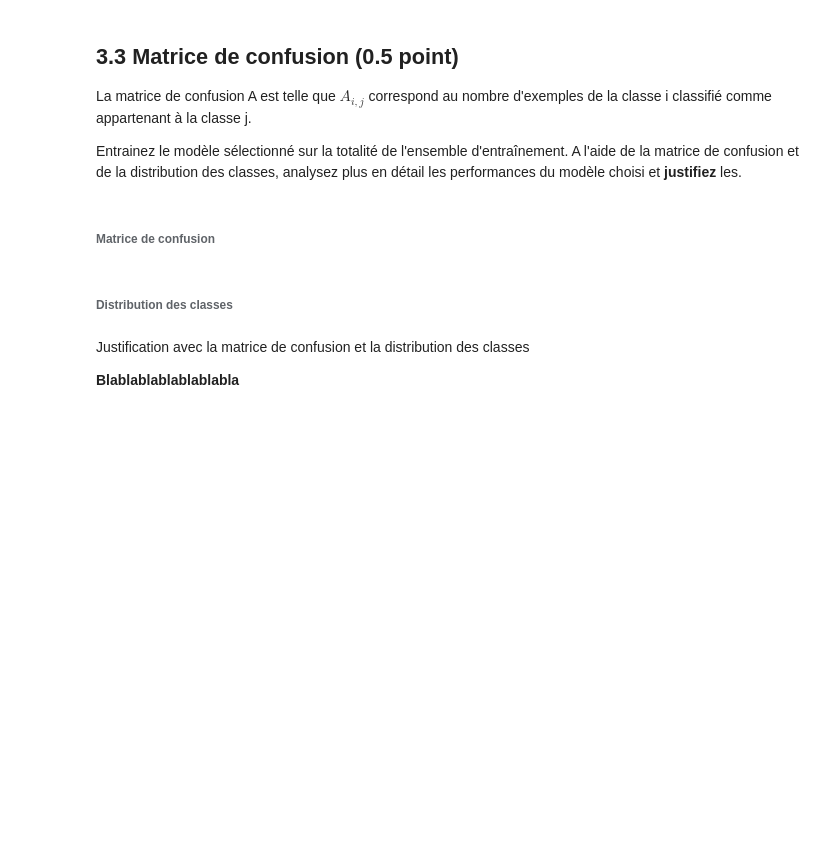
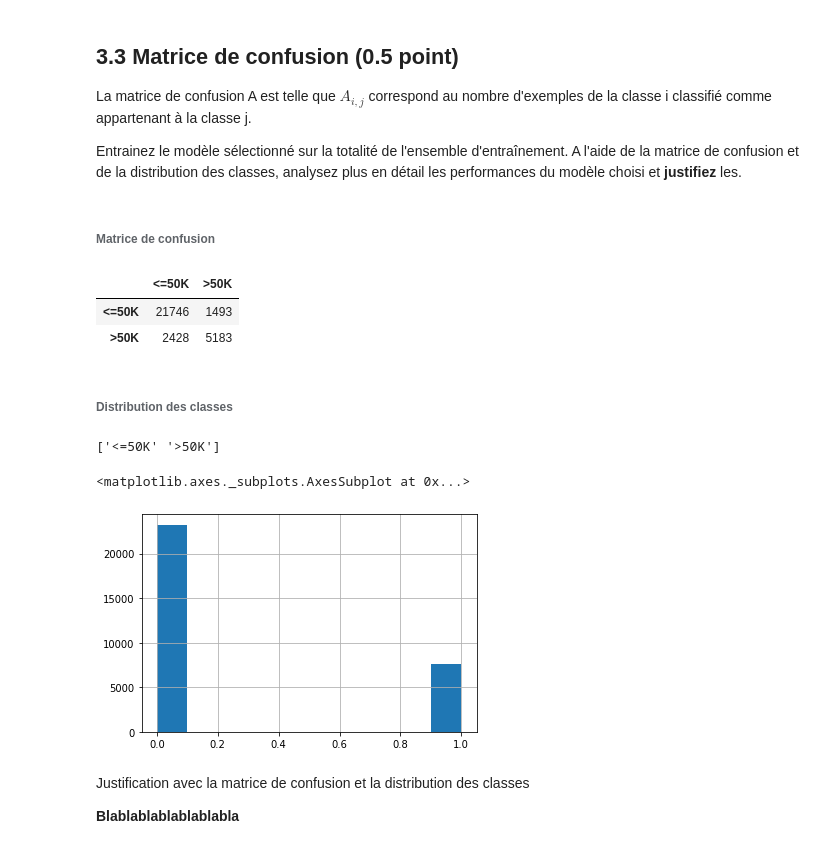
Before and after one commit to KacemKhaled/INF8215-Machine-Learning, a Jupyter notebook: TP3/TP3_INF8215.ipynb, the cells around one changed output. Drawn from its saved outputs; the diff is of its cells as text; code cells hidden in the pictures; blank space fills up the shorter version.

```diff
--- a/TP3/TP3_INF8215.ipynb
+++ b/TP3/TP3_INF8215.ipynb
@@ -657,12 +671,12 @@ import pandas as pd
 import matplotlib.pyplot as plt
 import numpy as np
 
-PATH = "data/" # changer le path avec votre path
+PATH = "drive/My Drive/Colab Notebooks/TP3_data/" # changer le path avec votre path
 X_train = pd.read_csv(PATH + "train.csv")
 X_test = pd.read_csv(PATH + "test.csv")
 
-X_train = X_train.drop(columns=["index"])
-X_test = X_test.drop(columns=["index"])
+# X_train = X_train.drop(columns=["index"])
+# X_test = X_test.drop(columns=["index"])
 # %%
 X_train = X_train[X_train.Workclass != ' ?']
 X_train = X_train[X_train.Occupation != ' ?']
@@ -919,19 +932,19 @@ Dans le cas d'une classification binaire avec un déséquilibre de la classe cib
 
 Dans un tel cas, la precision serait élevée de même, mais le recall serait très bas , nous indiquant la médiocrité de notre modèle.
 # %%
-import xgboost as xgb
 from sklearn.svm import SVC
+from sklearn.neural_network import MLPClassifier
+from xgboost import XGBClassifier, XGBRegressor
+from sklearn.ensemble import AdaBoostClassifier
 
-dtrain = xgb.DMatrix(X_train_prep, label=y_train_prep)
-param = {'max_depth': 2, 'eta': 1, 'objective': 'binary:logistic'}
-
-nb_run = 3
+nb_run = 5
 
 models = [
     #SoftmaxClassifier(), # le modele que vous avez implémenté plus haut
-    #xgb.XGBRegressor(objective ='binary:logistic', colsample_bytree = 0.3, learning_rate = 0.1,
-    #            max_depth = 5, alpha = 10, n_estimators = 10),
-    SVC(probability = True)
+    #SVC(probability = True),
+    MLPClassifier(hidden_layer_sizes=(32,32,32), learning_rate_init=0.01, max_iter=100),
+    #XGBClassifier(),
+    #AdaBoostClassifier(n_estimators=1000, learning_rate=1)
 ]
 
 scoring = ['neg_log_loss', 'precision_macro','recall_macro','f1_macro']
@@ -954,18 +972,29 @@ A l'aide de la matrice de confusion et de la distribution des classes, analysez
 # Train selected model
 
 selected_model = models[0]
-y_pred = selected_model.fit_predict(X_train_prep,y_train_prep)
+#y_pred = selected_model.fit_predict(X_train_prep,y_train_prep)
+
+selected_model.fit(X_train_prep,y_train_prep)
+y_pred = selected_model.predict(X_train_prep)
 # %% [markdown]
 ###### Matrice de confusion
 # %%
 from sklearn.metrics import confusion_matrix
-pd.DataFrame(confusion_matrix(y_train_label, y_pred), columns = target_label.classes_, index = target_label.classes_)
+pd.DataFrame(confusion_matrix(y_train_prep, y_pred), columns = target_label.classes_, index = target_label.classes_)
+# %% [output]
+|  | <=50K | >50K |
+| <=50K | 21746 | 1493 |
+| >50K | 2428 | 5183 |
 # %% [markdown]
 ###### Distribution des classes
 # %%
 import matplotlib.pyplot as plt
 print(target_label.classes_)
-pd.Series(y_train_label).hist()
+pd.Series(y_train_prep).hist()
+# %% [output]
+['<=50K' '>50K']
+<matplotlib.axes._subplots.AxesSubplot at 0x...>
+[figure, added]
 # %% [markdown]
 Justification avec la matrice de confusion et la distribution des classes
 
```
Also changed, not shown: parts of 7 cells of this notebook.
